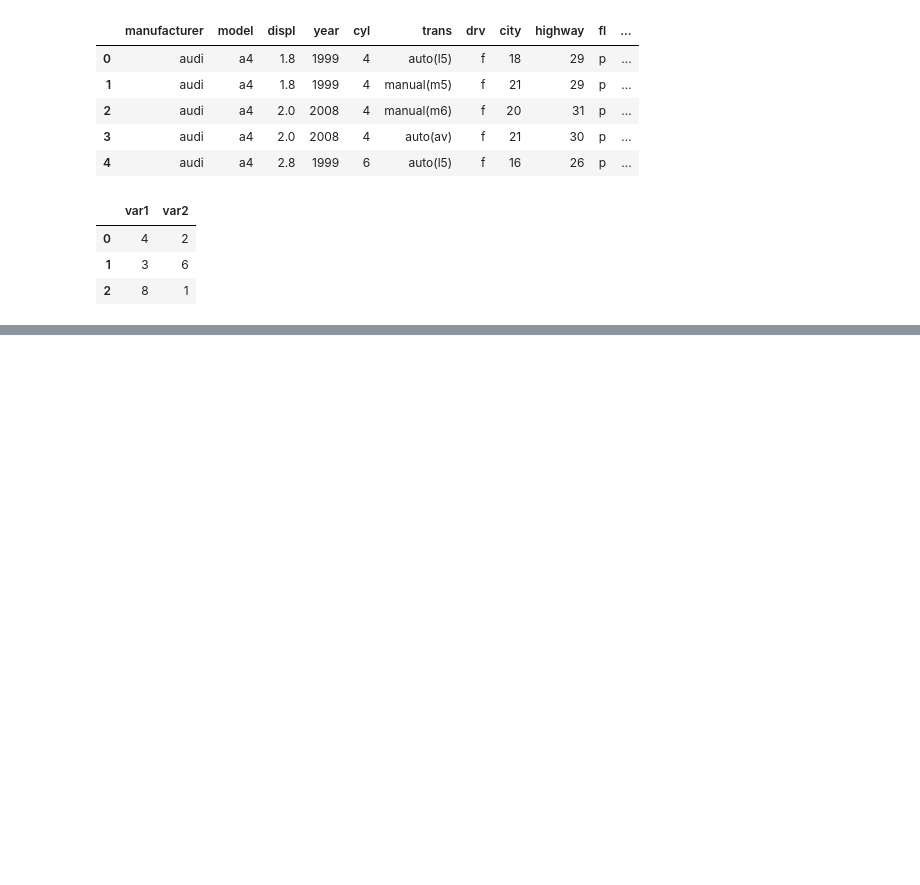
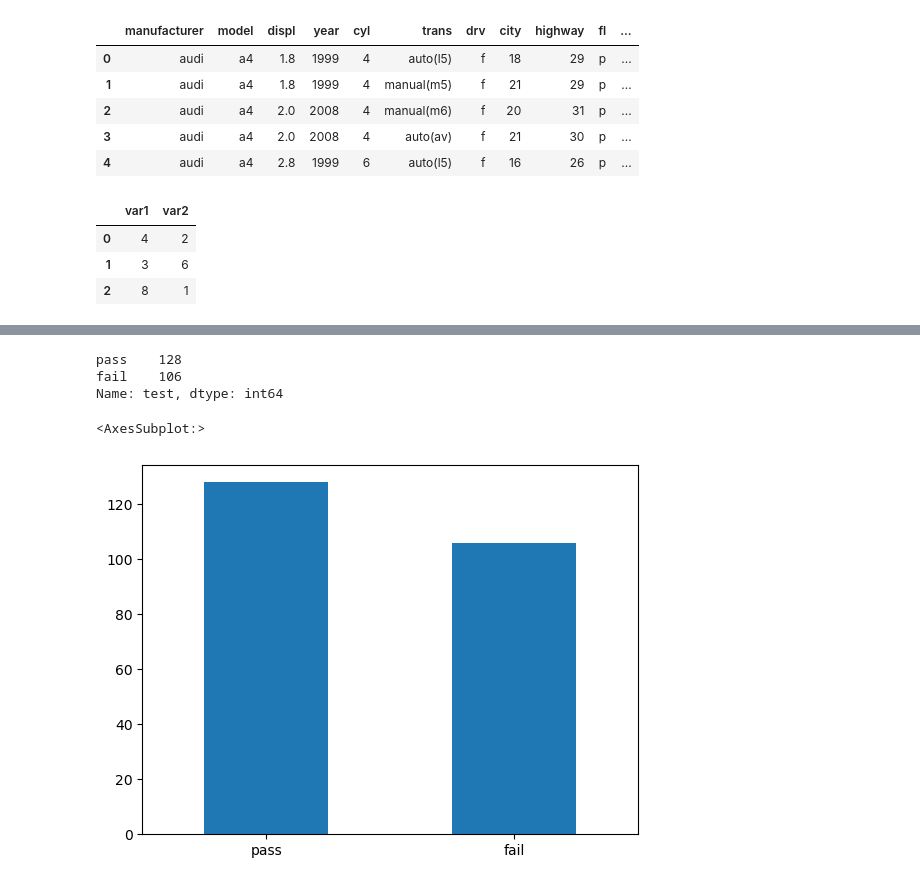
Before and after one commit to mizzcereal/kit_bigdata, a Jupyter notebook: chapter05/chapter05.ipynb, the cells around one changed output, grey strips where cells are left out. Drawn from its saved outputs; the diff is of its cells as text; code cells hidden in the pictures; blank space fills up the shorter version.

```diff
--- a/chapter05/chapter05.ipynb
+++ b/chapter05/chapter05.ipynb
@@ -316,0 +370,5 @@ df
+# %%
+import numpy as np
+
+mpg['test'] = np.where(mpg['total'] >= 20, "pass", "fail")
+mpg.head()
@@ -316,0 +382,12 @@ df
+# %%
+mpg['test'].value_counts()
+# %% [output]
+pass    128
+fail    106
+Name: test, dtype: int64
+# %%
+count_test = mpg['test'].value_counts()
+count_test.plot.bar(rot = 0) # rot = 0을 넣어야 x축 이름이 잘 보이게 출력
+# %% [output]
+<AxesSubplot:>
+[figure, added]
```
Also changed, not shown: parts of 13 cells of this notebook.
